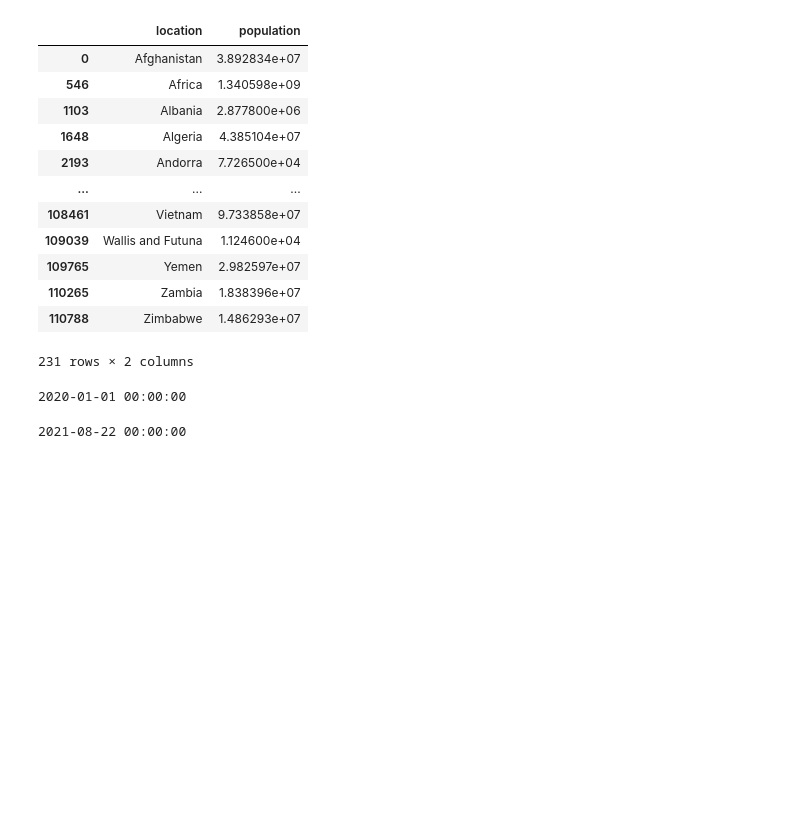
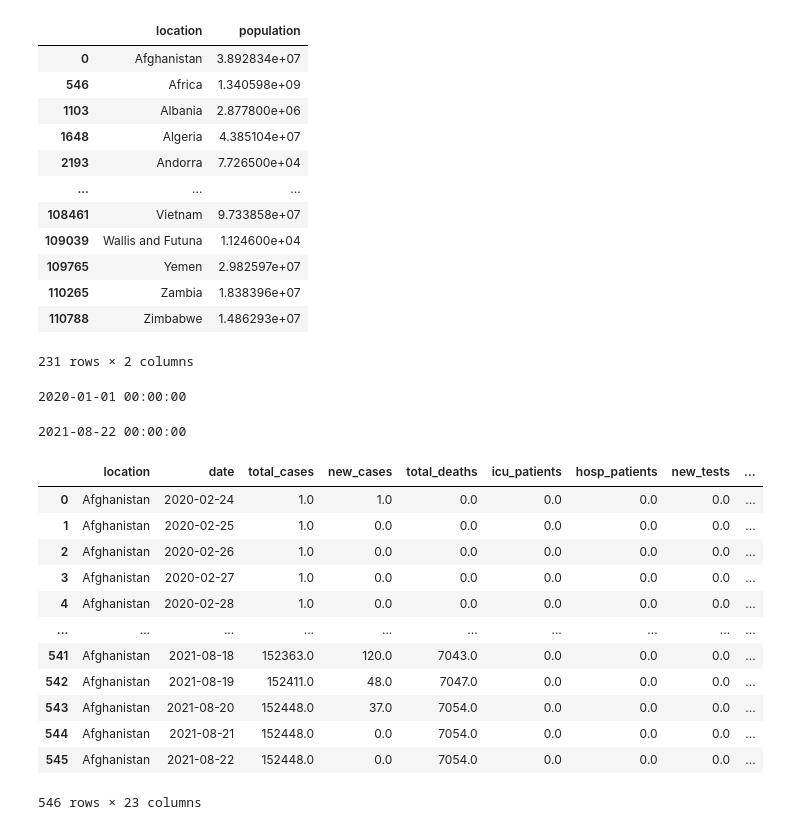
Before and after one commit to snkty8/Test_COVID_Project, a Jupyter notebook: ETL_COVID_dataset.ipynb, the cells around one changed output. Drawn from its saved outputs; the diff is of its cells as text; code cells hidden in the pictures; blank space fills up the shorter version.

Commit message:
max cases 1

```diff
--- a/ETL_COVID_dataset.ipynb
+++ b/ETL_COVID_dataset.ipynb
@@ -226,7 +226,7 @@ Population
 # Population["Latitude"] = latitude
 # Population
 # %%
-covid['date'] = pd.to_datetime(covid['date'],format='%d%b%Y')
+covid['date'] = pd.to_datetime(covid['date'])
 # %%
 print(covid['date'].min())
 # %% [output]
@@ -235,3 +235,20 @@ print(covid['date'].min())
 print(covid['date'].max())
 # %% [output]
 2021-08-22 00:00:00
+# %%
+Afghanistan = covid[covid['location'] == 'Afghanistan']
+Afghanistan
+# %% [output]
+|  | location | date | total_cases | new_cases | total_deaths | icu_patients | hosp_patients | new_tests | ... |
+| 0 | Afghanistan | 2020-02-24 | 1.0 | 1.0 | 0.0 | 0.0 | 0.0 | 0.0 | ... |
+| 1 | Afghanistan | 2020-02-25 | 1.0 | 0.0 | 0.0 | 0.0 | 0.0 | 0.0 | ... |
+| 2 | Afghanistan | 2020-02-26 | 1.0 | 0.0 | 0.0 | 0.0 | 0.0 | 0.0 | ... |
+| 3 | Afghanistan | 2020-02-27 | 1.0 | 0.0 | 0.0 | 0.0 | 0.0 | 0.0 | ... |
+| 4 | Afghanistan | 2020-02-28 | 1.0 | 0.0 | 0.0 | 0.0 | 0.0 | 0.0 | ... |
+| ... | ... | ... | ... | ... | ... | ... | ... | ... | ... |
+| 541 | Afghanistan | 2021-08-18 | 152363.0 | 120.0 | 7043.0 | 0.0 | 0.0 | 0.0 | ... |
+| 542 | Afghanistan | 2021-08-19 | 152411.0 | 48.0 | 7047.0 | 0.0 | 0.0 | 0.0 | ... |
+| 543 | Afghanistan | 2021-08-20 | 152448.0 | 37.0 | 7054.0 | 0.0 | 0.0 | 0.0 | ... |
+| 544 | Afghanistan | 2021-08-21 | 152448.0 | 0.0 | 7054.0 | 0.0 | 0.0 | 0.0 | ... |
+| 545 | Afghanistan | 2021-08-22 | 152448.0 | 0.0 | 7054.0 | 0.0 | 0.0 | 0.0 | ... |
+546 rows × 23 columns
```
